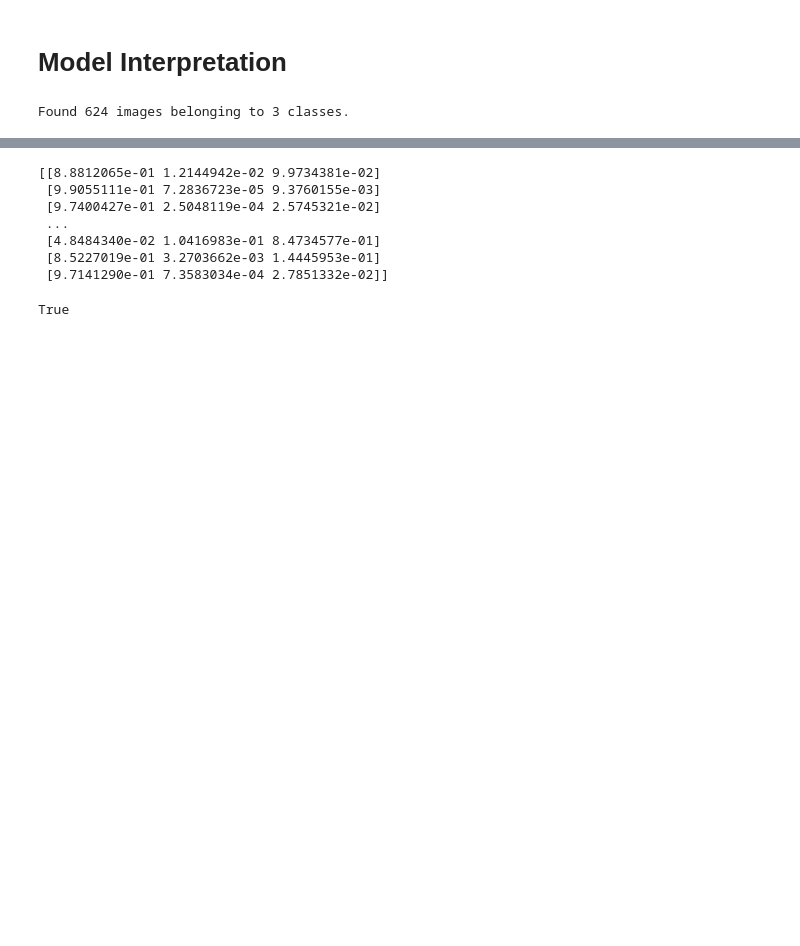
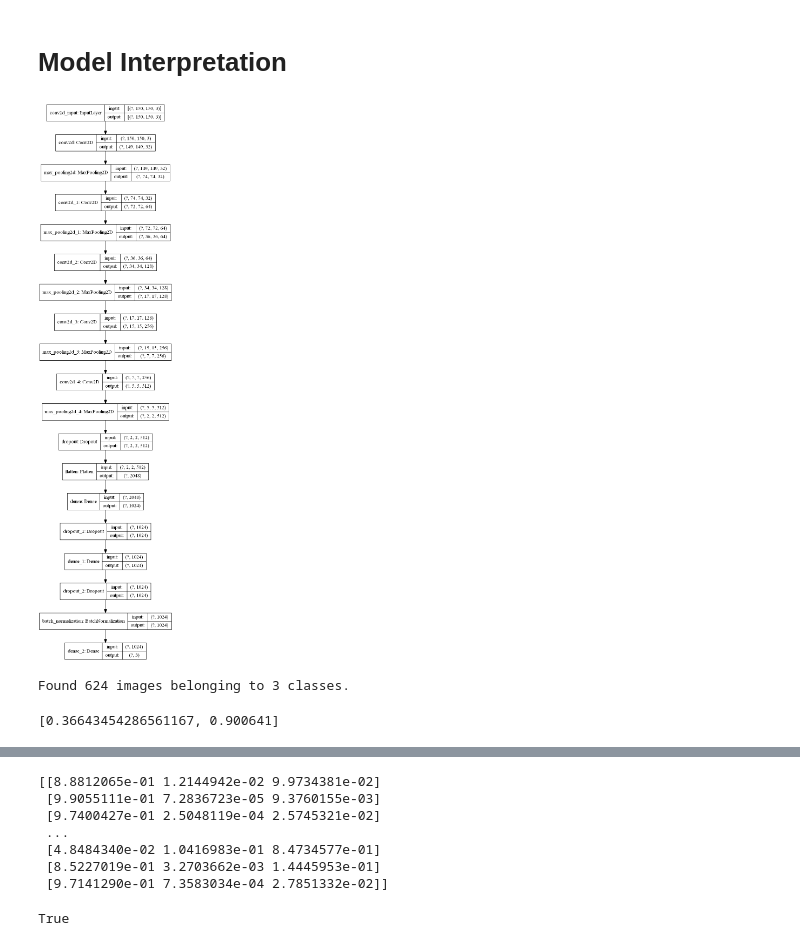
Before and after one commit to sibeltan/pneumonia_detection_CNN, a Jupyter notebook: 5_Model_Interpretation.ipynb, the cells around one changed output, grey strips where cells are left out. Drawn from its saved outputs; the diff is of its cells as text; code cells hidden in the pictures; blank space fills up the shorter version.

```diff
--- a/5_Model_Interpretation.ipynb
+++ b/5_Model_Interpretation.ipynb
@@ -43,11 +48,7 @@ model = tf.keras.models.Sequential([
         tf.keras.layers.BatchNormalization(),
         tf.keras.layers.Dense(3, activation='softmax')
     ])
-# %%
-# Load saved weights to the model
-
-model.load_weights('./flask/assets/model84.hdf5')
-
-model.compile(optimizer='adam',
-                      loss='sparse_categorical_crossentropy',
-                      metrics=['accuracy'])
+# %%
+tf.keras.utils.plot_model(model, to_file='model_plot.png', show_shapes=True, show_layer_names=True)
+# %% [output]
+[figure, added]
@@ -66,0 +78,5 @@ Found 624 images belonging to 3 classes.
+# %%
+model.evaluate_generator(test_generator, steps=None,
+                         callbacks=None, max_queue_size=10, workers=1, use_multiprocessing=False, verbose=0)
+# %% [output]
+[0.36643454286561167, 0.900641]
```
Also changed, not shown: parts of 6 cells of this notebook, 7 other files.
